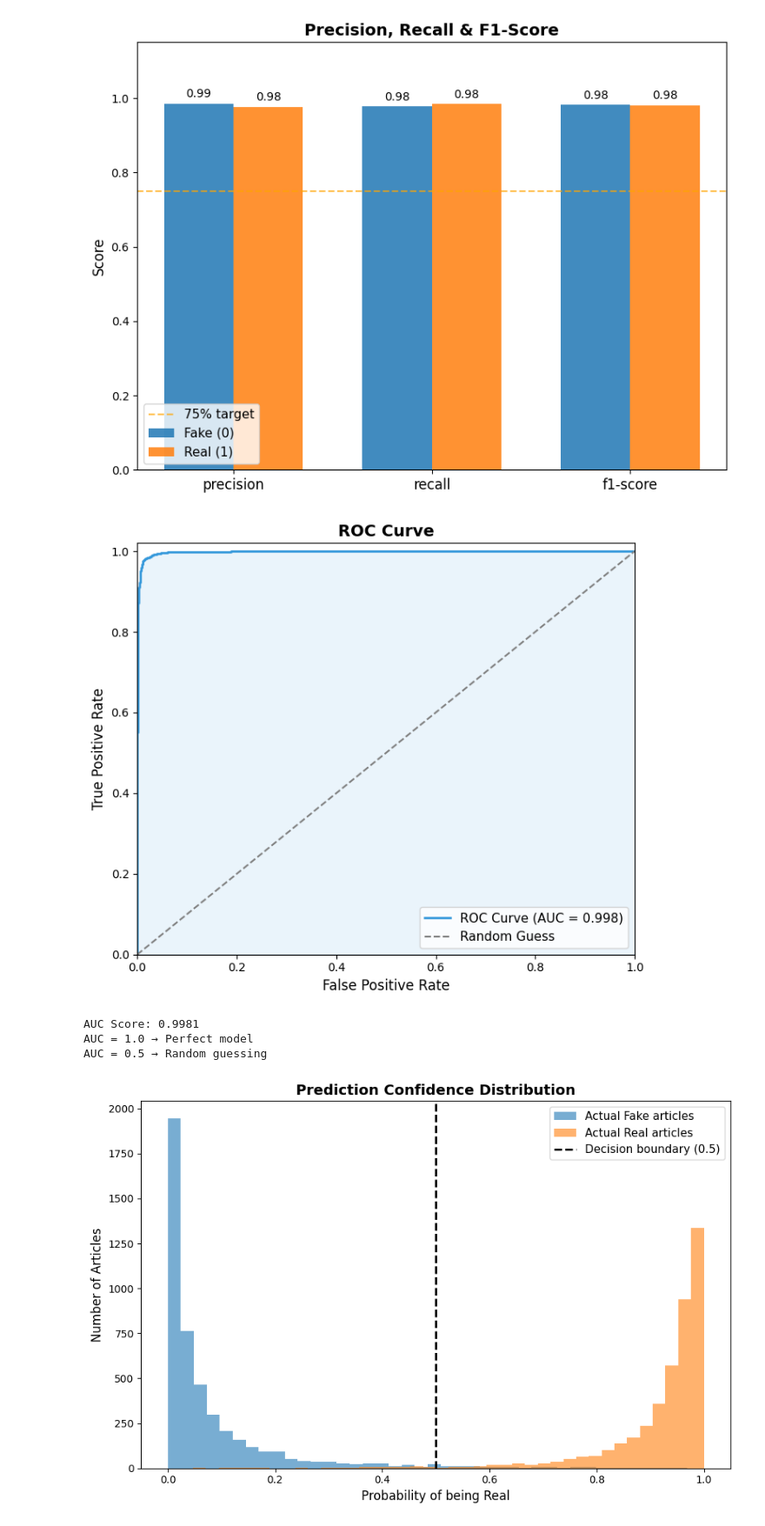
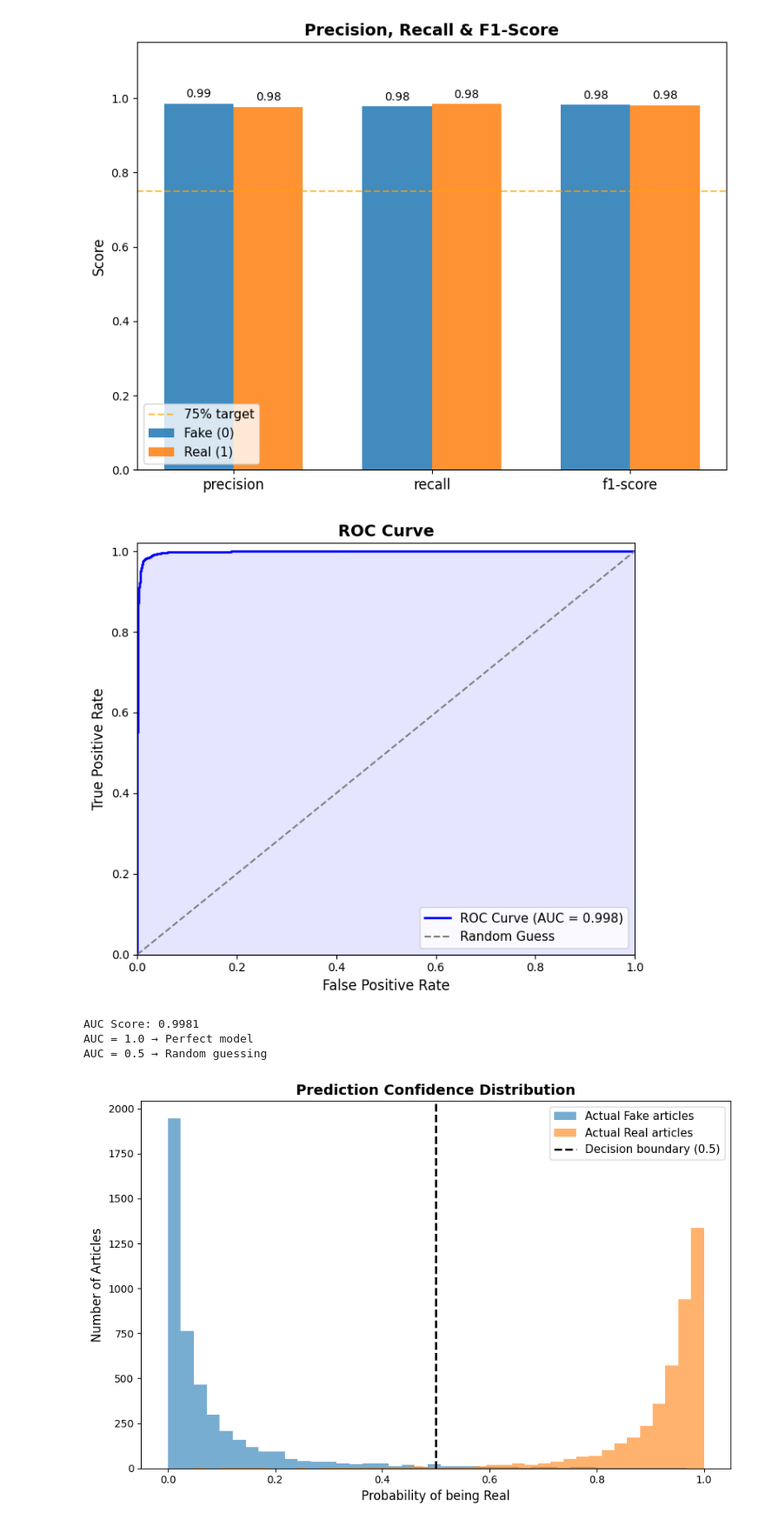
Before and after one commit to abdullahl4gnd/AI-fake-news-detector, a Jupyter notebook: news/AI/Text Models/Text Model/model-1 Text.ipynb, the cells around one changed output. Shown at 87% size. Drawn from its saved outputs; the diff is of its cells as text; code cells hidden in the pictures.

```diff
--- a/news/AI/Text Models/Text Model/model-1 Text.ipynb
+++ b/news/AI/Text Models/Text Model/model-1 Text.ipynb
@@ -314,28 +282,28 @@ plt.show()
 # %%
 # AUC - ROC Curve
 
 fpr, tpr, thresholds = roc_curve(y_test, y_prob)
 roc_auc = auc(fpr, tpr)
 
 fig, ax = plt.subplots(figsize=(7, 6))
-ax.plot(fpr, tpr, color='#3498db', lw=2, label=f'ROC Curve (AUC = {roc_auc:.3f})')
+ax.plot(fpr, tpr, color="blue", lw=2, label=f'ROC Curve (AUC = {roc_auc:.3f})')
 ax.plot([0, 1], [0, 1], color='gray', lw=1.5, linestyle='--', label='Random Guess')
-ax.fill_between(fpr, tpr, alpha=0.1, color='#3498db')
+ax.fill_between(fpr, tpr, alpha=0.1, color='blue')
 ax.set_title('ROC Curve', fontsize=14, fontweight='bold')
 ax.set_xlabel('False Positive Rate', fontsize=12)
 ax.set_ylabel('True Positive Rate', fontsize=12)
 ax.legend(fontsize=11)
 ax.set_xlim([0, 1])
 ax.set_ylim([0, 1.02])
 
 plt.tight_layout()
 plt.show()
 
 print(f'AUC Score: {roc_auc:.4f}')
 print('AUC = 1.0 → Perfect model')
 print('AUC = 0.5 → Random guessing')
 # %% [output]
-[figure, old version]
+[figure, new version]
 AUC Score: 0.9981
 AUC = 1.0 → Perfect model
 AUC = 0.5 → Random guessing
```
Also changed, not shown: parts of 12 cells of this notebook, 6 other files.
